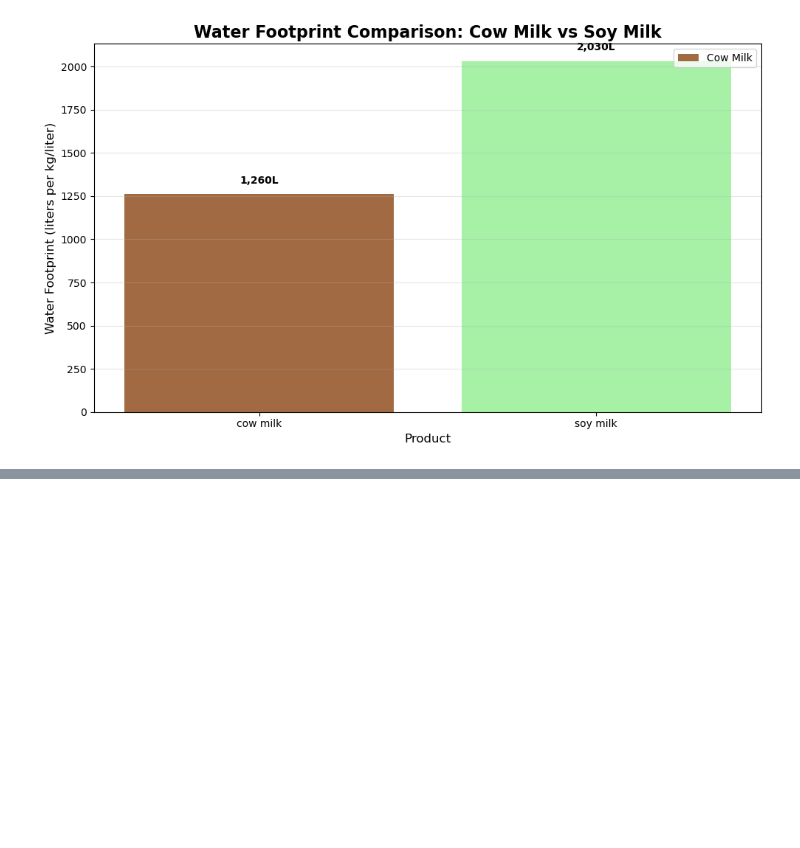
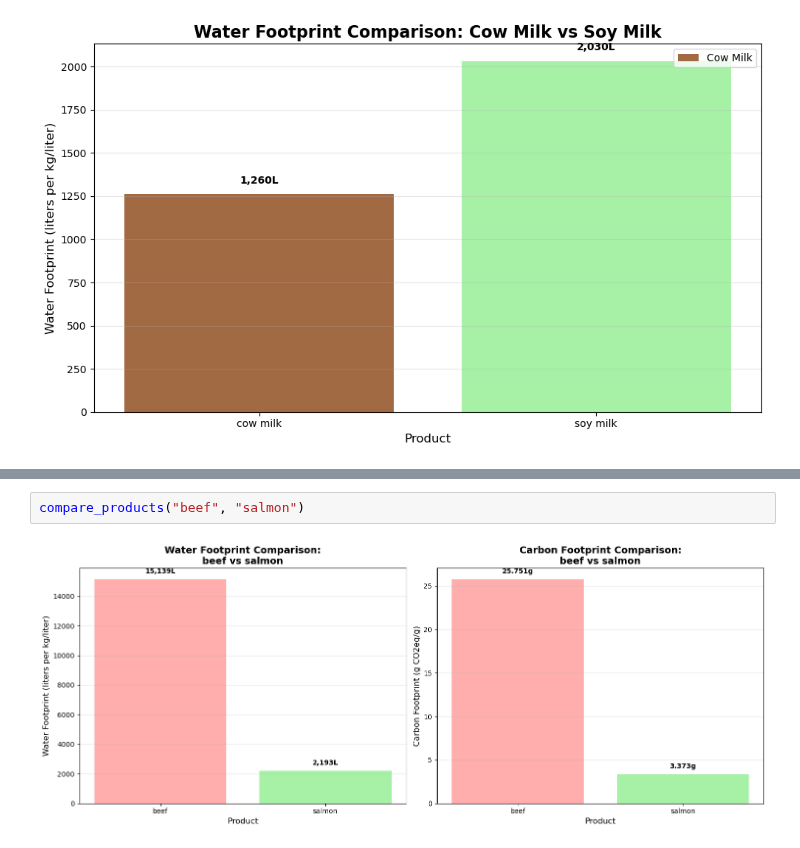
Before and after one commit to TCoaM/TrueCostOfAMeal, a Jupyter notebook: pietraaaaaaaaaaaaa.ipynb, the cells around one changed output, grey strips where cells are left out. Saved outputs shown, nothing was run; the diff lists cells and outputs as text; blank space fills up the shorter version.

```diff
--- a/pietraaaaaaaaaaaaa.ipynb
+++ b/pietraaaaaaaaaaaaa.ipynb
@@ -160,0 +128,4 @@ cow milk produces 1.7x more CO2 than soy milk
+# %%
+compare_products("beef", "salmon")
+# %% [output]
+[figure, added]
```
Also changed, not shown: parts of 8 cells of this notebook.
